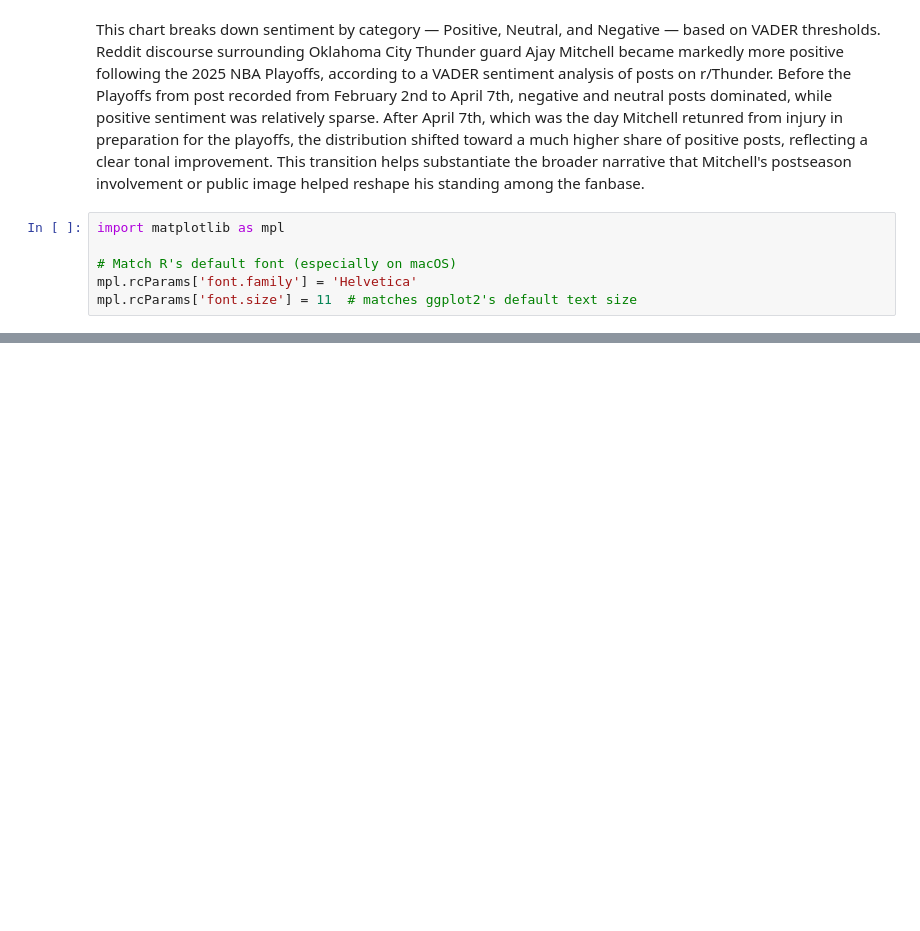
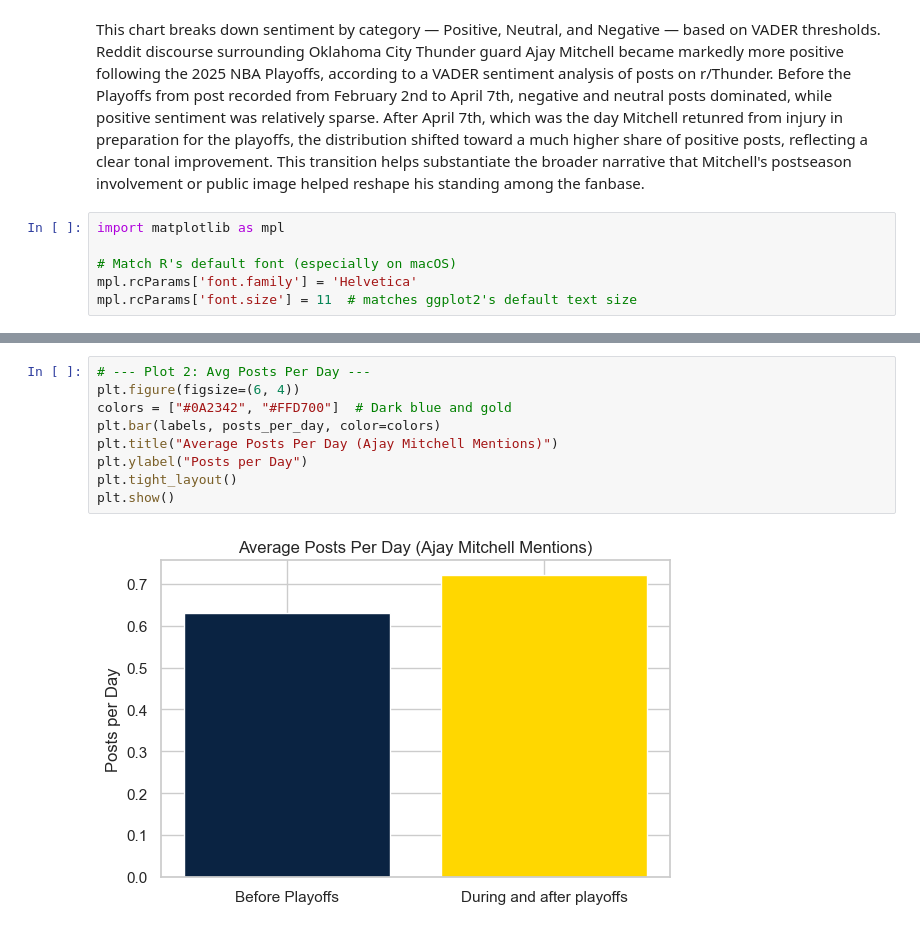
Before and after one commit to sudarshan10raj/Ajay-Mitchell-Sentiment-Analysis, a Jupyter notebook: Thuner Sentiment Analysis.ipynb, the cells around one changed output, grey strips where cells are left out. Cells and saved outputs as stored; diff of their text form; blank space fills up the shorter version.

```diff
--- a/Thuner Sentiment Analysis.ipynb
+++ b/Thuner Sentiment Analysis.ipynb
@@ -267,0 +291,11 @@ plt.show()
+# %%
+# --- Plot 2: Avg Posts Per Day ---
+plt.figure(figsize=(6, 4))
+colors = ["#0A2342", "#FFD700"]  # Dark blue and gold
+plt.bar(labels, posts_per_day, color=colors)
+plt.title("Average Posts Per Day (Ajay Mitchell Mentions)")
+plt.ylabel("Posts per Day")
+plt.tight_layout()
+plt.show()
+# %% [output]
+[figure, added]
```
Also changed, not shown: parts of 6 cells of this notebook.
